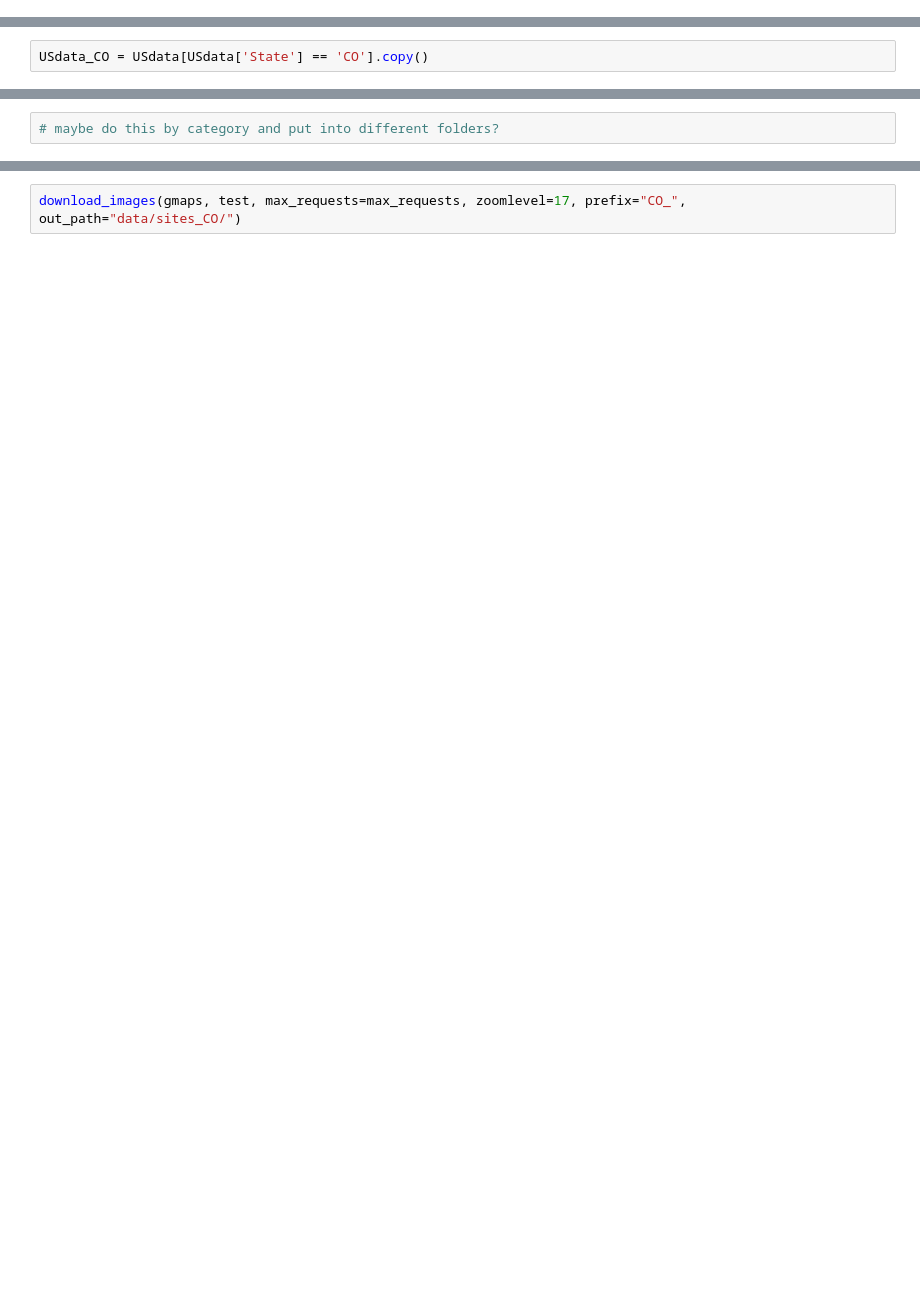
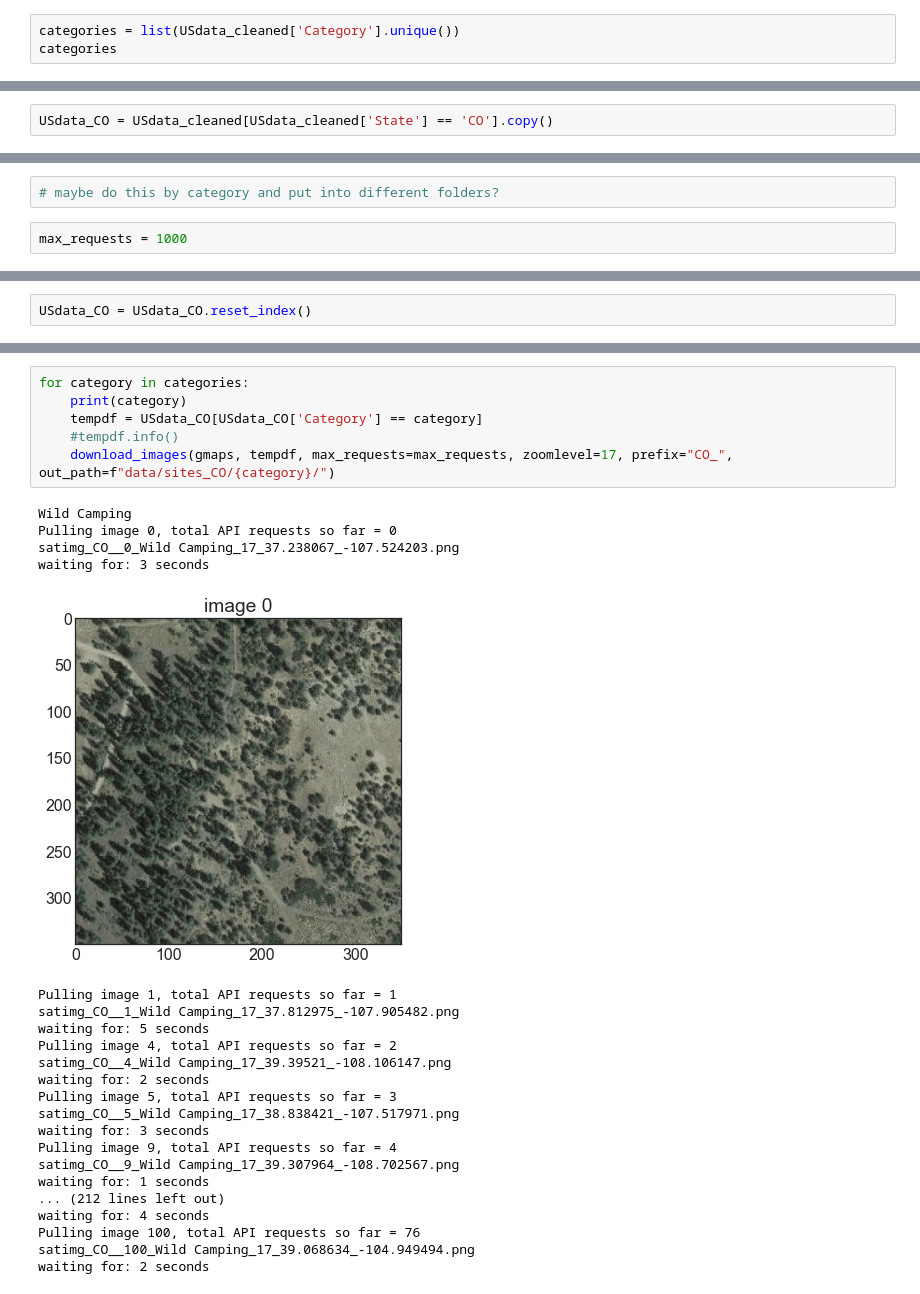
Before and after one commit to paultanger/CampsitePredict, a Jupyter notebook: get_images.ipynb, the cells around one changed output, grey strips where cells are left out. Saved outputs shown, nothing was run; the diff lists cells and outputs as text; blank space fills up the shorter version.

Commit message:
finish getting state info and start image collection

```diff
--- a/get_images.ipynb
+++ b/get_images.ipynb
@@ -132,0 +135,3 @@ def download_images(client, df, zoomlevel, max_requests=10, prefix="", out_path=
+# %%
+categories = list(USdata_cleaned['Category'].unique())
+categories
@@ -133,2 +145,2 @@ def download_images(client, df, zoomlevel, max_requests=10, prefix="", out_path=
 # %%
-USdata_CO = USdata[USdata['State'] == 'CO'].copy()
+USdata_CO = USdata_cleaned[USdata_cleaned['State'] == 'CO'].copy()
@@ -135,2 +158,4 @@ USdata_CO = USdata[USdata['State'] == 'CO'].copy()
 # %%
 # maybe do this by category and put into different folders?
+# %%
+max_requests = 1000
@@ -136,0 +164,2 @@ USdata_CO = USdata[USdata['State'] == 'CO'].copy()
+# %%
+USdata_CO = USdata_CO.reset_index()
@@ -137,2 +175,29 @@ USdata_CO = USdata[USdata['State'] == 'CO'].copy()
 # %%
-download_images(gmaps, test, max_requests=max_requests, zoomlevel=17, prefix="CO_", out_path="data/sites_CO/")
+for category in categories:
+    print(category)
+    tempdf = USdata_CO[USdata_CO['Category'] == category]
+    #tempdf.info()
+    download_images(gmaps, tempdf, max_requests=max_requests, zoomlevel=17, prefix="CO_", out_path=f"data/sites_CO/{category}/")
+# %% [output]
+Wild Camping
+Pulling image 0, total API requests so far = 0
+satimg_CO__0_Wild Camping_17_37.238067_-107.524203.png
+waiting for: 3 seconds
+[figure, added]
+Pulling image 1, total API requests so far = 1
+satimg_CO__1_Wild Camping_17_37.812975_-107.905482.png
+waiting for: 5 seconds
+Pulling image 4, total API requests so far = 2
+satimg_CO__4_Wild Camping_17_39.39521_-108.106147.png
+waiting for: 2 seconds
+Pulling image 5, total API requests so far = 3
+satimg_CO__5_Wild Camping_17_38.838421_-107.517971.png
+waiting for: 3 seconds
+Pulling image 9, total API requests so far = 4
+satimg_CO__9_Wild Camping_17_39.307964_-108.702567.png
+waiting for: 1 seconds
+... (212 lines left out)
+waiting for: 4 seconds
+Pulling image 100, total API requests so far = 76
+satimg_CO__100_Wild Camping_17_39.068634_-104.949494.png
+waiting for: 2 seconds
```
Also changed, not shown: parts of 7 cells of this notebook, 2 other files.
